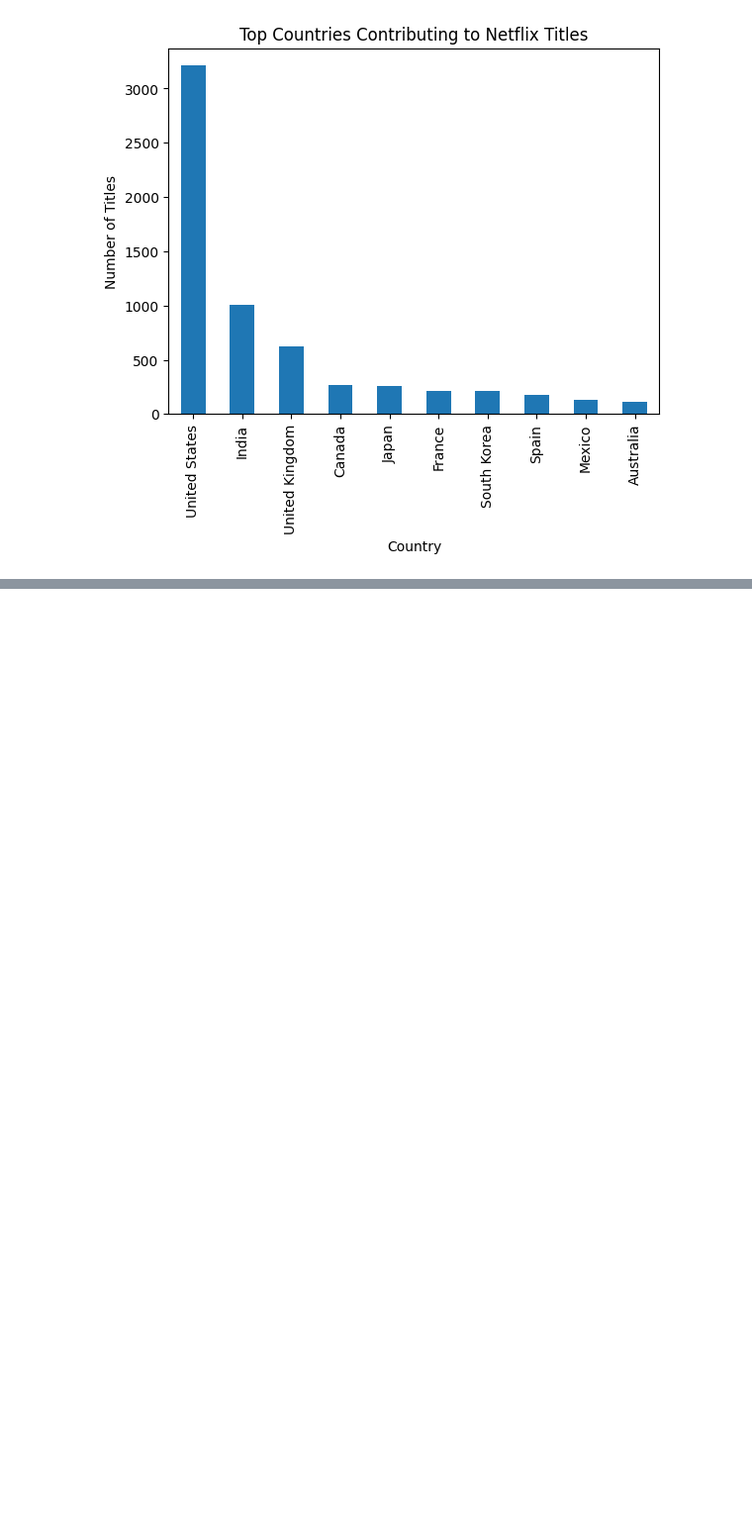
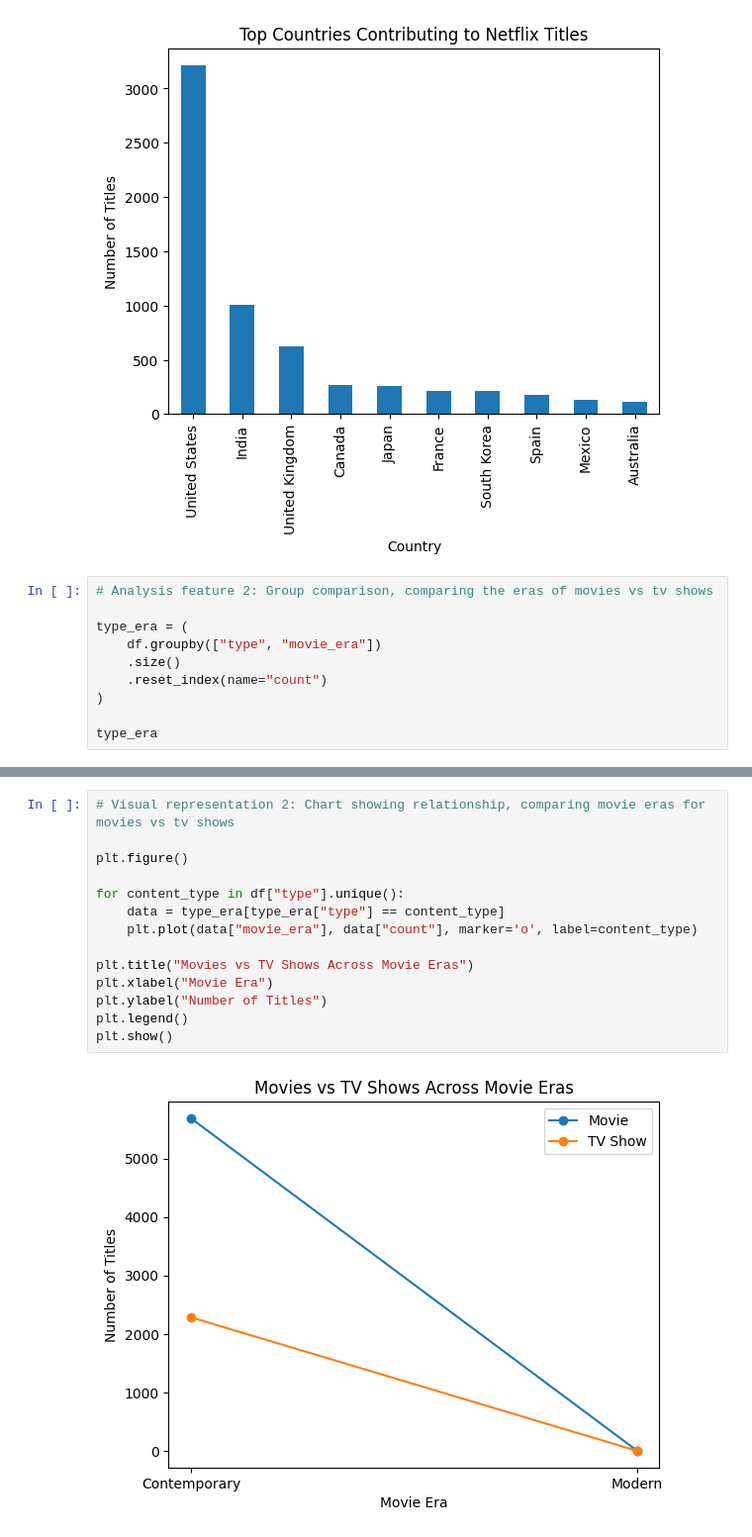
Before and after one commit to emmaltaylor/CS4379_github_assignment1, a Jupyter notebook: notebooks/analysis.ipynb, the cells around one changed output, grey strips where cells are left out. Shown at 99% size. Saved outputs shown, nothing was run; the diff lists cells and outputs as text; blank space fills up the shorter version.

Commit message:
Added 2nd feature and visual representation for comparison of movies and tv show eras

```diff
--- a/notebooks/analysis.ipynb
+++ b/notebooks/analysis.ipynb
@@ -101,3 +101,13 @@ plt.ylabel("Number of Titles")
 plt.show()
 # %% [output]
 [figure]
+# %%
+# Analysis feature 2: Group comparison, comparing the eras of movies vs tv shows
+
+type_era = (
+    df.groupby(["type", "movie_era"])
+    .size()
+    .reset_index(name="count")
+)
+
+type_era
@@ -103,0 +120,16 @@ plt.show()
+# %%
+# Visual representation 2: Chart showing relationship, comparing movie eras for movies vs tv shows
+
+plt.figure()
+
+for content_type in df["type"].unique():
+    data = type_era[type_era["type"] == content_type]
+    plt.plot(data["movie_era"], data["count"], marker='o', label=content_type)
+
+plt.title("Movies vs TV Shows Across Movie Eras")
+plt.xlabel("Movie Era")
+plt.ylabel("Number of Titles")
+plt.legend()
+plt.show()
+# %% [output]
+[figure, added]
```
Also changed, not shown: parts of 1 cell of this notebook.
